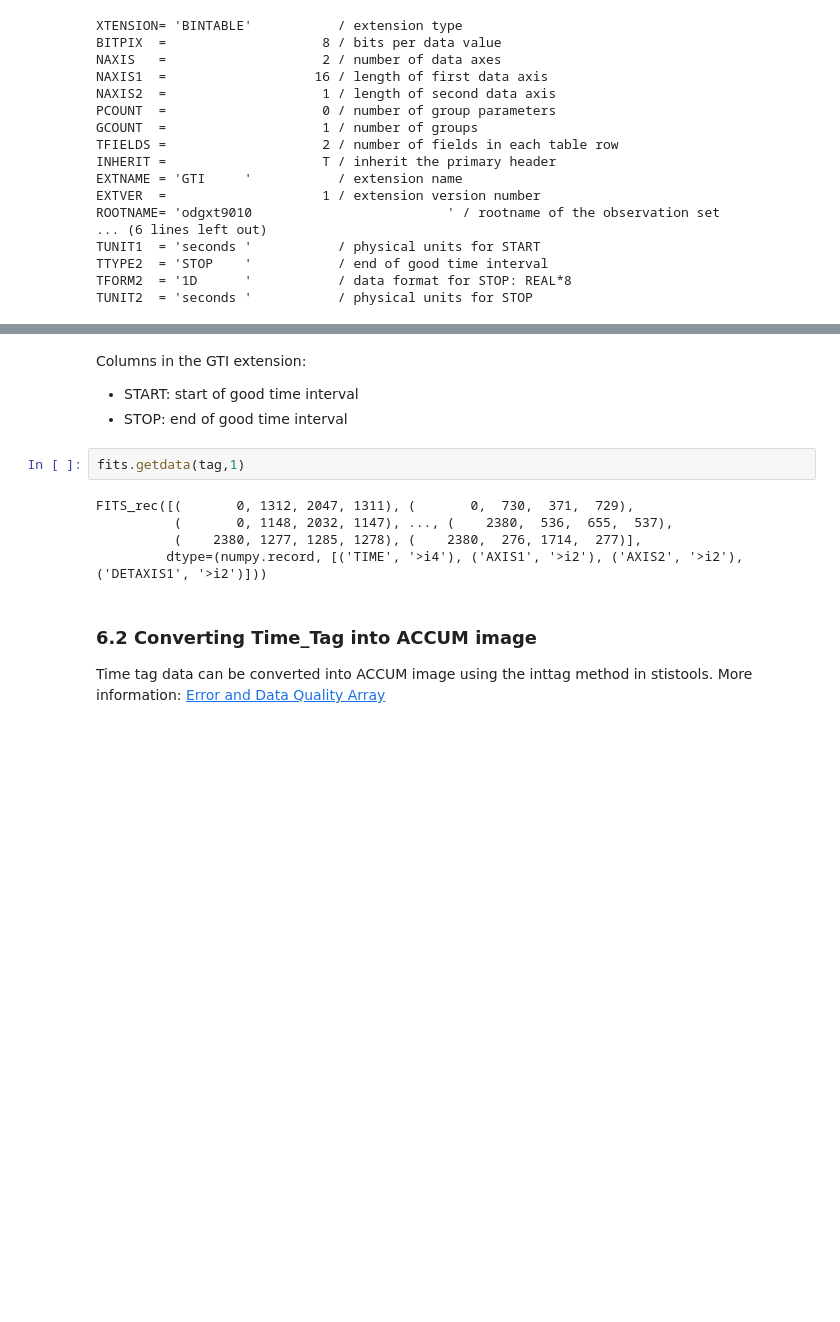
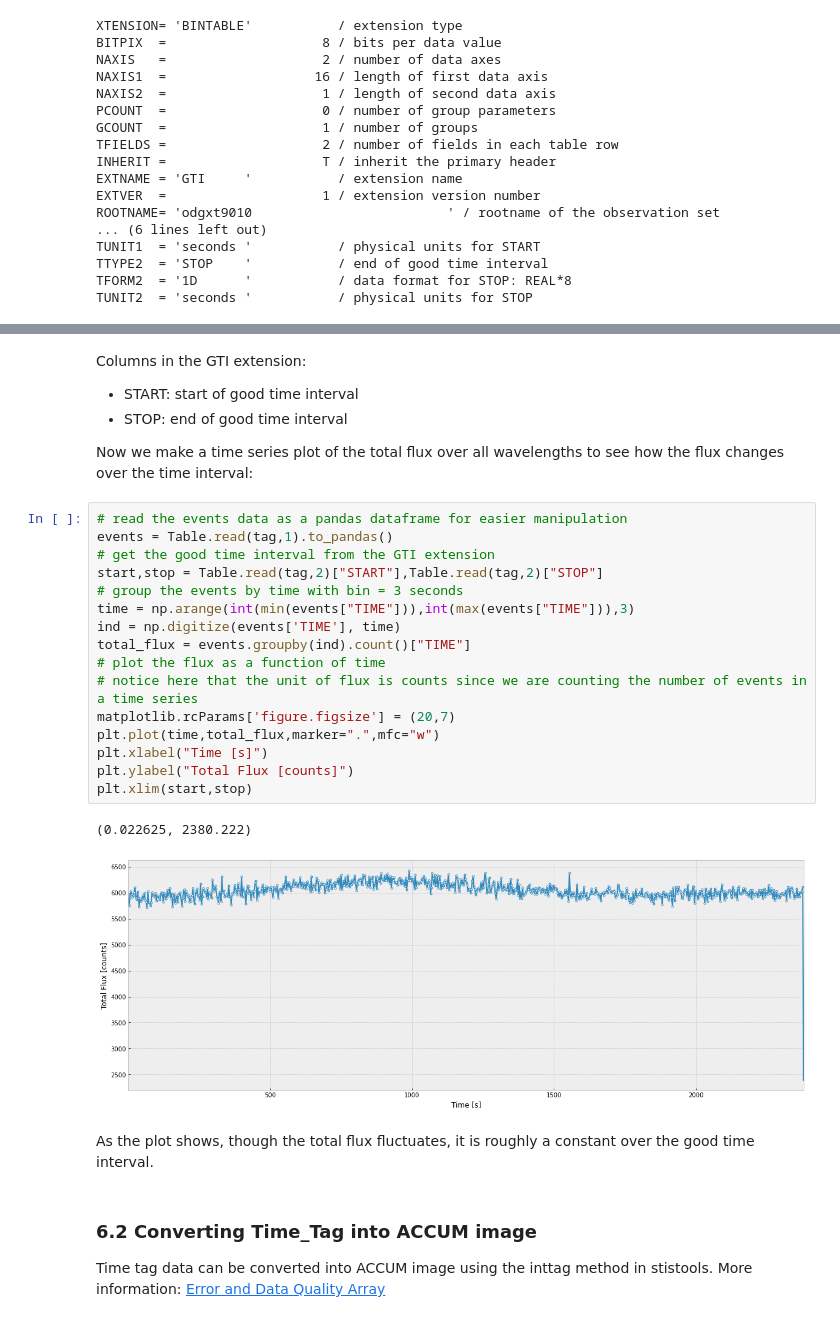
Before and after one commit to spacetelescope/STIS-Notebooks, a Jupyter notebook: View_Data/View_Data.ipynb, the cells around one changed output, grey strips where cells are left out. Cells and saved outputs as stored; diff of their text form; blank space fills up the shorter version.

```diff
--- a/View_Data/View_Data.ipynb
+++ b/View_Data/View_Data.ipynb
@@ -604,13 +616,29 @@ TUNIT2  = 'seconds '           / physical units for STOP
 Columns in the GTI extension:
 - START: start of good time interval
 - STOP: end of good time interval
+
+Now we make a time series plot of the total flux over all wavelengths to see how the flux changes over the time interval:
-# %%
-fits.getdata(tag,1)
-# %% [output]
-FITS_rec([(       0, 1312, 2047, 1311), (       0,  730,  371,  729),
-          (       0, 1148, 2032, 1147), ..., (    2380,  536,  655,  537),
-          (    2380, 1277, 1285, 1278), (    2380,  276, 1714,  277)],
-         dtype=(numpy.record, [('TIME', '>i4'), ('AXIS1', '>i2'), ('AXIS2', '>i2'), ('DETAXIS1', '>i2')]))
+# %%
+# read the events data as a pandas dataframe for easier manipulation
+events = Table.read(tag,1).to_pandas()
+# get the good time interval from the GTI extension
+start,stop = Table.read(tag,2)["START"],Table.read(tag,2)["STOP"]
+# group the events by time with bin = 3 seconds
+time = np.arange(int(min(events["TIME"])),int(max(events["TIME"])),3)
+ind = np.digitize(events['TIME'], time)
+total_flux = events.groupby(ind).count()["TIME"]
+# plot the flux as a function of time
+# notice here that the unit of flux is counts since we are counting the number of events in a time series
+matplotlib.rcParams['figure.figsize'] = (20,7)
+plt.plot(time,total_flux,marker=".",mfc="w")
+plt.xlabel("Time [s]")
+plt.ylabel("Total Flux [counts]")
+plt.xlim(start,stop)
+# %% [output]
+(0.022625, 2380.222)
+[figure, added]
+# %% [markdown]
+As the plot shows, though the total flux fluctuates, it is roughly a constant over the good time interval.
 # %% [markdown]
 <a id=section6.2></a>
 ### 6.2 Converting Time_Tag into ACCUM image
```
Also changed, not shown: parts of 22 cells of this notebook, 1 other file.
